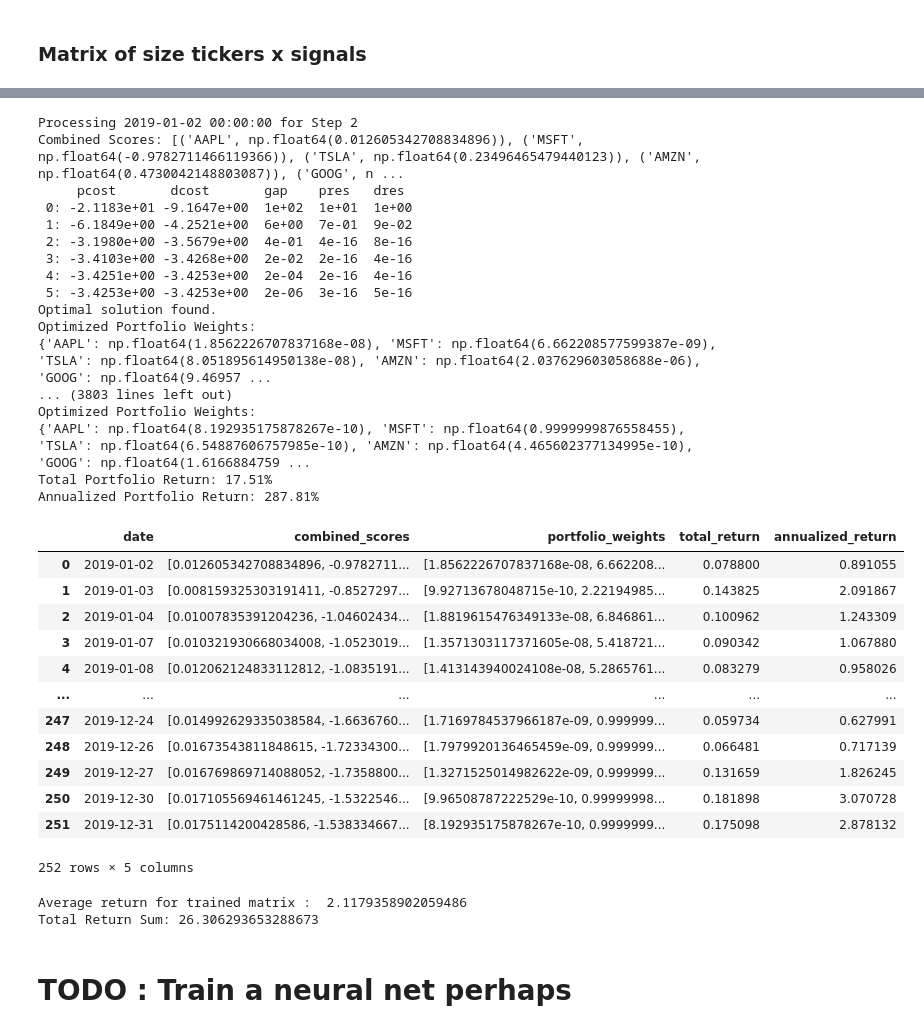
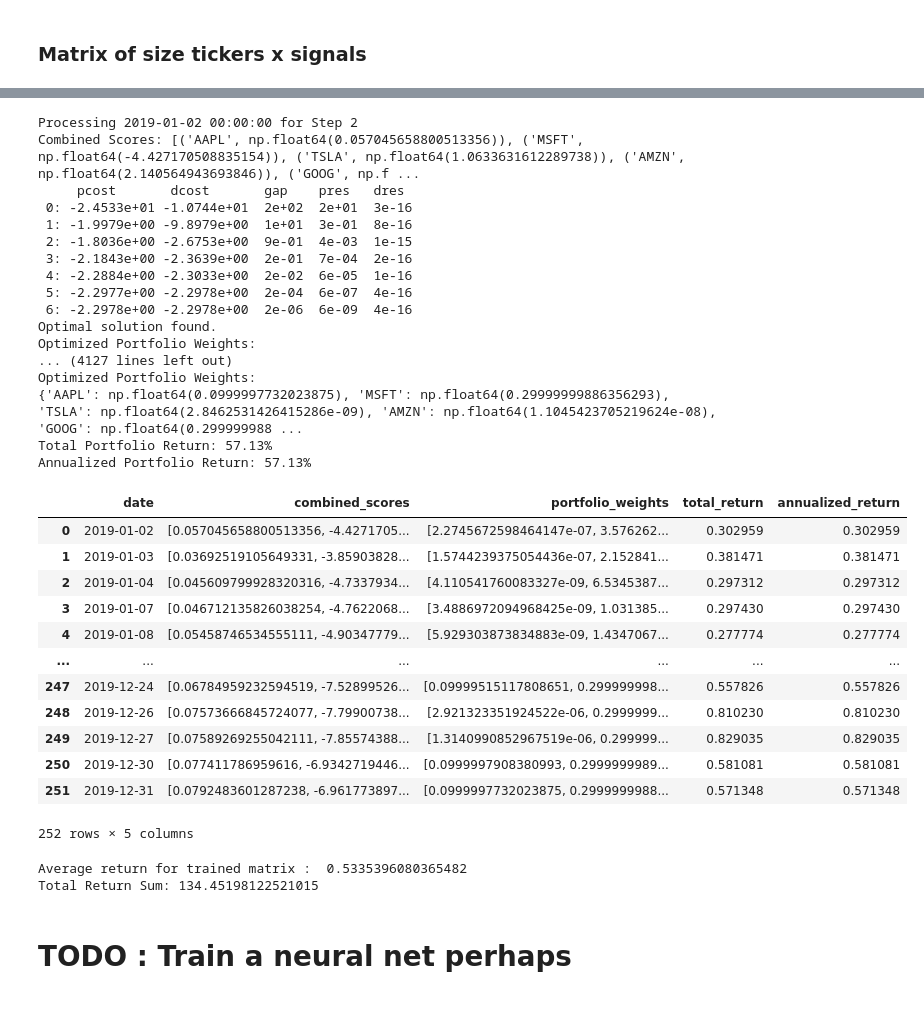
Before and after one commit to mathieupelo/SDA-Project, a Jupyter notebook: pipeline-clean.ipynb, the cells around one changed output, grey strips where cells are left out. Drawn from its saved outputs; the diff is of its cells as text; code cells hidden in the pictures.

```diff
--- a/pipeline-clean.ipynb
+++ b/pipeline-clean.ipynb
@@ -120,7 +120,7 @@ for index, row in filtered_df.iterrows():
     portfolio_weights = portfolio_solver.SolveSignalPortfolioMVO(tickers, data, combined_scores)
 
     # Step 2c: Calculate the returns for the portfolio based on the optimized weights
-    cumulative_returns, total_return, annualized_return = portfolio_solver.CalculatePortfolioReturns(tickers, data, portfolio_weights, start_date=date, time_period=30)
+    cumulative_returns, total_return, annualized_return = portfolio_solver.CalculatePortfolioReturns(tickers, data, portfolio_weights, start_date=date, time_period=252)
 
     # Step 2d: Add the calculated values to the second dataset
     dataset_returns.append({
@@ -265,10 +265,10 @@ for index, row in filtered_df.iterrows():
     print(f"Combined Scores: {combined_scores_with_tickers}")
 
     # Step 2b: Solve the portfolio based on the combined signal scores
-    portfolio_weights = portfolio_solver.SolveSignalPortfolio(tickers, data, combined_scores)
+    portfolio_weights = portfolio_solver.SolveSignalPortfolioMVO(tickers, data, combined_scores)
 
     # Step 2c: Calculate the returns for the portfolio based on the optimized weights
-    cumulative_returns, total_return, annualized_return = portfolio_solver.CalculatePortfolioReturns(tickers, data, portfolio_weights, start_date=date, time_period=30)
+    cumulative_returns, total_return, annualized_return = portfolio_solver.CalculatePortfolioReturns(tickers, data, portfolio_weights, start_date=date, time_period=252)
 
     # Step 2d: Add the calculated values to the second dataset
     dataset_weighted_returns.append({
@@ -408,64 +408,64 @@ for index, row in filtered_df.iterrows():
     print(f"Combined Scores: {combined_scores_with_tickers}")
 
     # Step 2b: Solve the portfolio based on the combined signal scores
-    portfolio_weights = portfolio_solver.SolveSignalPortfolio(tickers, data, combined_scores)
+    portfolio_weights = portfolio_solver.SolveSignalPortfolioMVO(tickers, data, combined_scores)
 
     # Step 2c: Calculate the returns for the portfolio based on the optimized weights
-    cumulative_returns, total_return, annualized_return = portfolio_solver.CalculatePortfolioReturns(tickers, data, portfolio_weights, start_date=date, time_period=30)
+    cumulative_returns, total_return, annualized_return = portfolio_solver.CalculatePortfolioReturns(tickers, data, portfolio_weights, start_date=date, time_period=252)
 
     # Step 2d: Add the calculated values to the dataset
     dataset_weighted_returns.append({
         'date': date,
         'combined_scores': combined_scores,
         'portfolio_weights': portfolio_weights,
         'total_return': total_return,
         'annualized_return': annualized_return
     })
 
 # Convert the dataset into a DataFrame
 df2 = pd.DataFrame(dataset_weighted_returns)
 
 # Display the dataset (this will include the RSI, MACD, SMA scores, portfolio weights, and returns)
 display(df2)
 
 average_annualized_return = df2['annualized_return'].mean()
 print("Average return for trained matrix : ", average_annualized_return)
 
 total_return_sum = df2['total_return'].sum()
 print(f"Total Return Sum: {total_return_sum}")
 # %% [output]
 Processing 2019-01-02 00:00:00 for Step 2
-Combined Scores: [('AAPL', np.float64(0.012605342708834896)), ('MSFT', np.float64(-0.9782711466119366)), ('TSLA', np.float64(0.23496465479440123)), ('AMZN', np.float64(0.4730042148803087)), ('GOOG', n ...
+Combined Scores: [('AAPL', np.float64(0.057045658800513356)), ('MSFT', np.float64(-4.427170508835154)), ('TSLA', np.float64(1.0633631612289738)), ('AMZN', np.float64(2.140564943693846)), ('GOOG', np.f ...
      pcost       dcost       gap    pres   dres
- 0: -2.1183e+01 -9.1647e+00  1e+02  1e+01  1e+00
- 1: -6.1849e+00 -4.2521e+00  6e+00  7e-01  9e-02
- 2: -3.1980e+00 -3.5679e+00  4e-01  4e-16  8e-16
- 3: -3.4103e+00 -3.4268e+00  2e-02  2e-16  4e-16
- 4: -3.4251e+00 -3.4253e+00  2e-04  2e-16  4e-16
- 5: -3.4253e+00 -3.4253e+00  2e-06  3e-16  5e-16
+ 0: -2.4533e+01 -1.0744e+01  2e+02  2e+01  3e-16
+ 1: -1.9979e+00 -9.8979e+00  1e+01  3e-01  8e-16
+ 2: -1.8036e+00 -2.6753e+00  9e-01  4e-03  1e-15
+ 3: -2.1843e+00 -2.3639e+00  2e-01  7e-04  2e-16
+ 4: -2.2884e+00 -2.3033e+00  2e-02  6e-05  1e-16
+ 5: -2.2977e+00 -2.2978e+00  2e-04  6e-07  4e-16
+ 6: -2.2978e+00 -2.2978e+00  2e-06  6e-09  4e-16
 Optimal solution found.
 Optimized Portfolio Weights:
-{'AAPL': np.float64(1.8562226707837168e-08), 'MSFT': np.float64(6.662208577599387e-09), 'TSLA': np.float64(8.051895614950138e-08), 'AMZN': np.float64(2.037629603058688e-06), 'GOOG': np.float64(9.46957 ...
-... (3803 lines left out)
+... (4127 lines left out)
 Optimized Portfolio Weights:
-{'AAPL': np.float64(8.192935175878267e-10), 'MSFT': np.float64(0.9999999876558455), 'TSLA': np.float64(6.54887606757985e-10), 'AMZN': np.float64(4.465602377134995e-10), 'GOOG': np.float64(1.6166884759 ...
-Total Portfolio Return: 17.51%
-Annualized Portfolio Return: 287.81%
+{'AAPL': np.float64(0.0999997732023875), 'MSFT': np.float64(0.29999999886356293), 'TSLA': np.float64(2.8462531426415286e-09), 'AMZN': np.float64(1.1045423705219624e-08), 'GOOG': np.float64(0.299999988 ...
+Total Portfolio Return: 57.13%
+Annualized Portfolio Return: 57.13%
 |  | date | combined_scores | portfolio_weights | total_return | annualized_return |
-| 0 | 2019-01-02 | [0.012605342708834896, -0.9782711... | [1.8562226707837168e-08, 6.662208... | 0.078800 | 0.891055 |
-| 1 | 2019-01-03 | [0.008159325303191411, -0.8527297... | [9.92713678048715e-10, 2.22194985... | 0.143825 | 2.091867 |
-| 2 | 2019-01-04 | [0.01007835391204236, -1.04602434... | [1.8819615476349133e-08, 6.846861... | 0.100962 | 1.243309 |
-| 3 | 2019-01-07 | [0.010321930668034008, -1.0523019... | [1.3571303117371605e-08, 5.418721... | 0.090342 | 1.067880 |
-| 4 | 2019-01-08 | [0.012062124833112812, -1.0835191... | [1.413143940024108e-08, 5.2865761... | 0.083279 | 0.958026 |
+| 0 | 2019-01-02 | [0.057045658800513356, -4.4271705... | [2.2745672598464147e-07, 3.576262... | 0.302959 | 0.302959 |
+| 1 | 2019-01-03 | [0.03692519105649331, -3.85903828... | [1.5744239375054436e-07, 2.152841... | 0.381471 | 0.381471 |
+| 2 | 2019-01-04 | [0.045609799928320316, -4.7337934... | [4.110541760083327e-09, 6.5345387... | 0.297312 | 0.297312 |
+| 3 | 2019-01-07 | [0.046712135826038254, -4.7622068... | [3.4886972094968425e-09, 1.031385... | 0.297430 | 0.297430 |
+| 4 | 2019-01-08 | [0.05458746534555111, -4.90347779... | [5.929303873834883e-09, 1.4347067... | 0.277774 | 0.277774 |
 | ... | ... | ... | ... | ... | ... |
-| 247 | 2019-12-24 | [0.014992629335038584, -1.6636760... | [1.7169784537966187e-09, 0.999999... | 0.059734 | 0.627991 |
-| 248 | 2019-12-26 | [0.01673543811848615, -1.72334300... | [1.7979920136465459e-09, 0.999999... | 0.066481 | 0.717139 |
-| 249 | 2019-12-27 | [0.016769869714088052, -1.7358800... | [1.3271525014982622e-09, 0.999999... | 0.131659 | 1.826245 |
-| 250 | 2019-12-30 | [0.017105569461461245, -1.5322546... | [9.96508787222529e-10, 0.99999998... | 0.181898 | 3.070728 |
-| 251 | 2019-12-31 | [0.0175114200428586, -1.538334667... | [8.192935175878267e-10, 0.9999999... | 0.175098 | 2.878132 |
+| 247 | 2019-12-24 | [0.06784959232594519, -7.52899526... | [0.09999515117808651, 0.299999998... | 0.557826 | 0.557826 |
+| 248 | 2019-12-26 | [0.07573666845724077, -7.79900738... | [2.921323351924522e-06, 0.2999999... | 0.810230 | 0.810230 |
+| 249 | 2019-12-27 | [0.07589269255042111, -7.85574388... | [1.3140990852967519e-06, 0.299999... | 0.829035 | 0.829035 |
+| 250 | 2019-12-30 | [0.077411786959616, -6.9342719446... | [0.0999997908380993, 0.2999999989... | 0.581081 | 0.581081 |
+| 251 | 2019-12-31 | [0.0792483601287238, -6.961773897... | [0.0999997732023875, 0.2999999988... | 0.571348 | 0.571348 |
 252 rows × 5 columns
-Average return for trained matrix :  2.1179358902059486
-Total Return Sum: 26.306293653288673
+Average return for trained matrix :  0.5335396080365482
+Total Return Sum: 134.45198122521015
 # %% [markdown]
 # TODO : Train a neural net perhaps
 # %%
```
Also changed, not shown: parts of 7 cells of this notebook, 6 other files.
